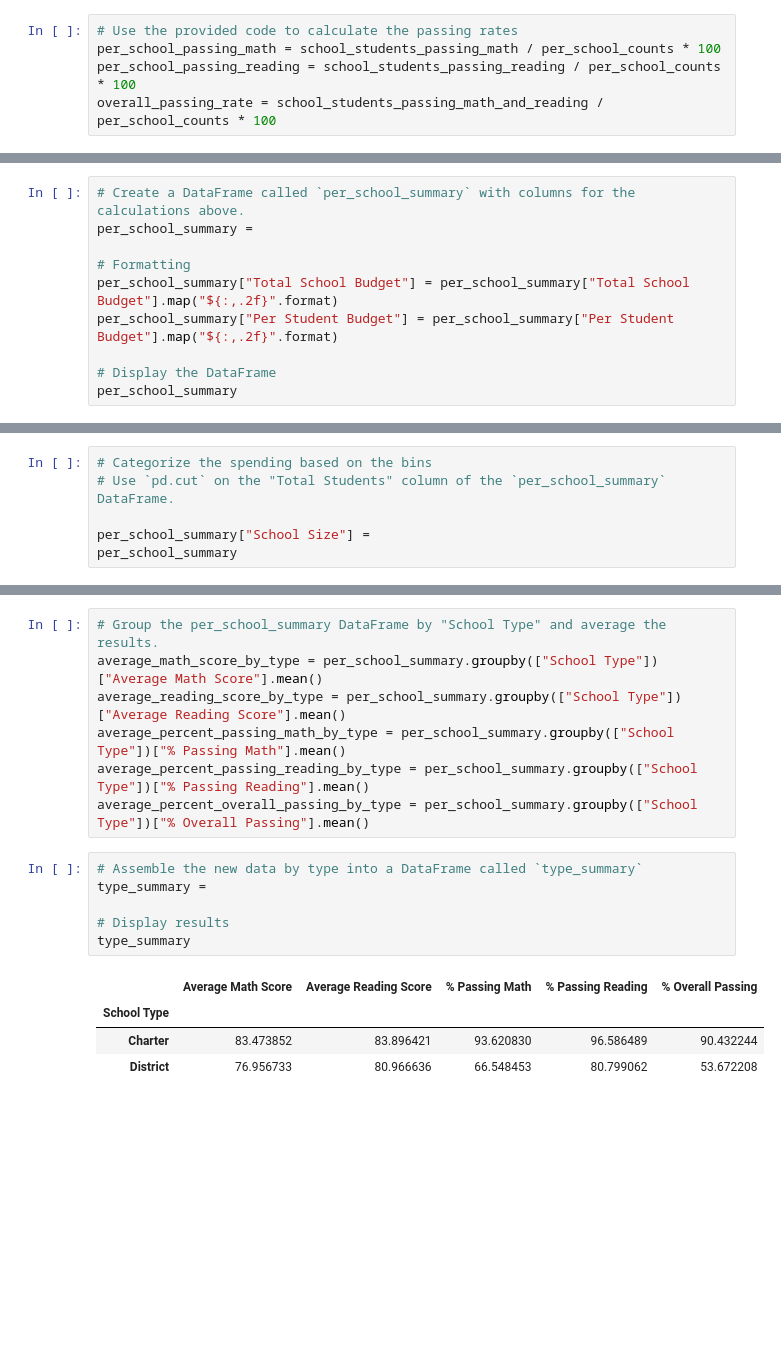
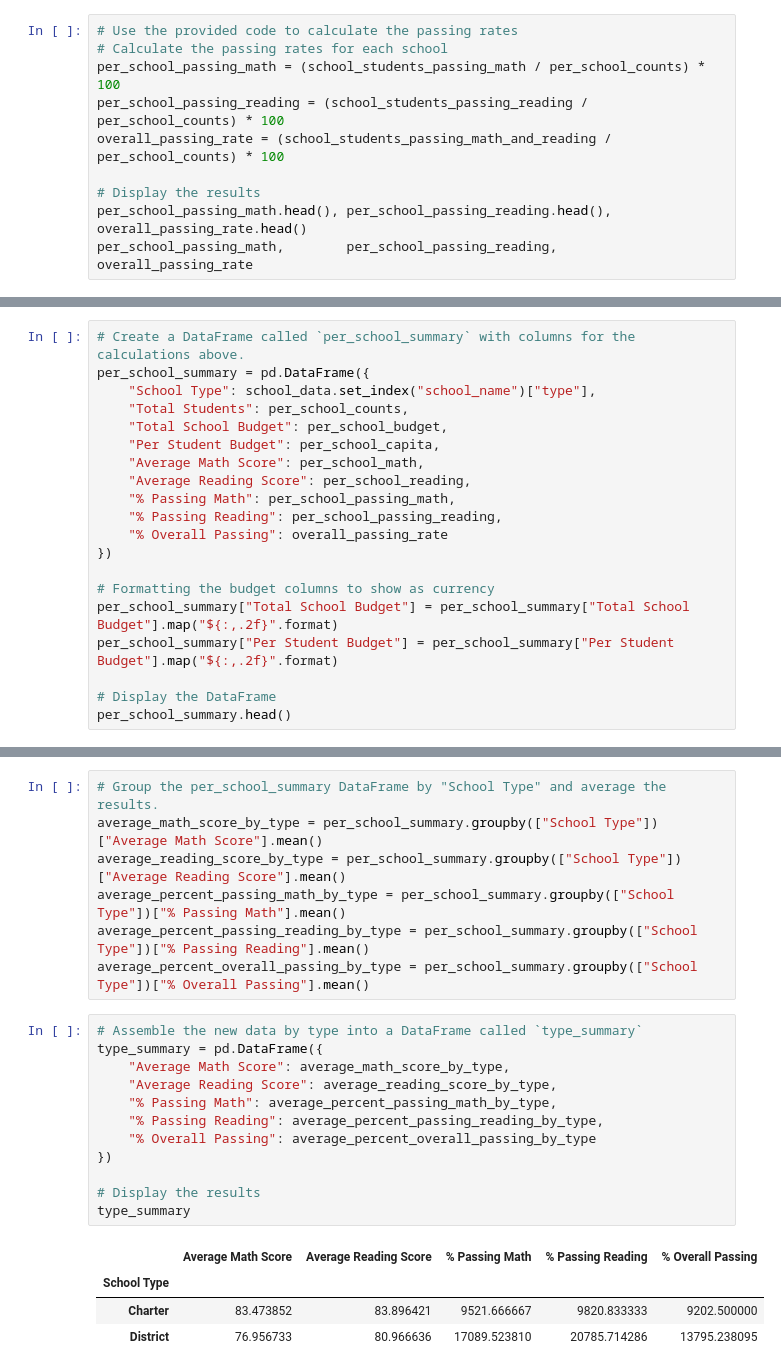
Before and after one commit to Achempim/Pandas-Challenge, a Jupyter notebook: PyCitySchools/PyCitySchools_starter.ipynb, the cells around one changed output, grey strips where cells are left out. Saved outputs shown, nothing was run; the diff lists cells and outputs as text; blank space fills up the shorter version.

```diff
--- a/PyCitySchools/PyCitySchools_starter.ipynb
+++ b/PyCitySchools/PyCitySchools_starter.ipynb
@@ -155,5 +292,10 @@ school_students_passing_math_and_reading = students_passing_math_and_reading.gro
 # %%
 # Use the provided code to calculate the passing rates
-per_school_passing_math = school_students_passing_math / per_school_counts * 100
-per_school_passing_reading = school_students_passing_reading / per_school_counts * 100
-overall_passing_rate = school_students_passing_math_and_reading / per_school_counts * 100
+# Calculate the passing rates for each school
+per_school_passing_math = (school_students_passing_math / per_school_counts) * 100
+per_school_passing_reading = (school_students_passing_reading / per_school_counts) * 100
+overall_passing_rate = (school_students_passing_math_and_reading / per_school_counts) * 100
+
+# Display the results
+per_school_passing_math.head(), per_school_passing_reading.head(), overall_passing_rate.head()
+per_school_passing_math,        per_school_passing_reading,        overall_passing_rate
@@ -160,12 +320,22 @@ overall_passing_rate = school_students_passing_math_and_reading / per_school_cou
 # %%
 # Create a DataFrame called `per_school_summary` with columns for the calculations above.
-per_school_summary =
+per_school_summary = pd.DataFrame({
+    "School Type": school_data.set_index("school_name")["type"],
+    "Total Students": per_school_counts,
+    "Total School Budget": per_school_budget,
+    "Per Student Budget": per_school_capita,
+    "Average Math Score": per_school_math,
+    "Average Reading Score": per_school_reading,
+    "% Passing Math": per_school_passing_math,
+    "% Passing Reading": per_school_passing_reading,
+    "% Overall Passing": overall_passing_rate
+})
 
-# Formatting
+# Formatting the budget columns to show as currency
 per_school_summary["Total School Budget"] = per_school_summary["Total School Budget"].map("${:,.2f}".format)
 per_school_summary["Per Student Budget"] = per_school_summary["Per Student Budget"].map("${:,.2f}".format)
 
 # Display the DataFrame
-per_school_summary
+per_school_summary.head()
 # %% [output]
 |  | School Type | Total Students | Total School Budget | Per Student Budget | Average Math Score | ... |
@@ -350,6 +520,0 @@ labels = ["Small (<1000)", "Medium (1000-2000)", "Large (2000-5000)"]
-# %%
-# Categorize the spending based on the bins
-# Use `pd.cut` on the "Total Students" column of the `per_school_summary` DataFrame.
-
-per_school_summary["School Size"] =
-per_school_summary
@@ -401,12 +659,18 @@ average_percent_passing_reading_by_type = per_school_summary.groupby(["School Ty
 average_percent_overall_passing_by_type = per_school_summary.groupby(["School Type"])["% Overall Passing"].mean()
 # %%
 # Assemble the new data by type into a DataFrame called `type_summary`
-type_summary =
+type_summary = pd.DataFrame({
+    "Average Math Score": average_math_score_by_type,
+    "Average Reading Score": average_reading_score_by_type,
+    "% Passing Math": average_percent_passing_math_by_type,
+    "% Passing Reading": average_percent_passing_reading_by_type,
+    "% Overall Passing": average_percent_overall_passing_by_type
+})
 
-# Display results
+# Display the results
 type_summary
 # %% [output]
 |  | Average Math Score | Average Reading Score | % Passing Math | % Passing Reading | % Overall Passing |
 | School Type |  |  |  |  |  |
-| Charter | 83.473852 | 83.896421 | 93.620830 | 96.586489 | 90.432244 |
-| District | 76.956733 | 80.966636 | 66.548453 | 80.799062 | 53.672208 |
+| Charter | 83.473852 | 83.896421 | 9521.666667 | 9820.833333 | 9202.500000 |
+| District | 76.956733 | 80.966636 | 17089.523810 | 20785.714286 | 13795.238095 |
```
Also changed, not shown: parts of 42 cells of this notebook, 2 other files.
